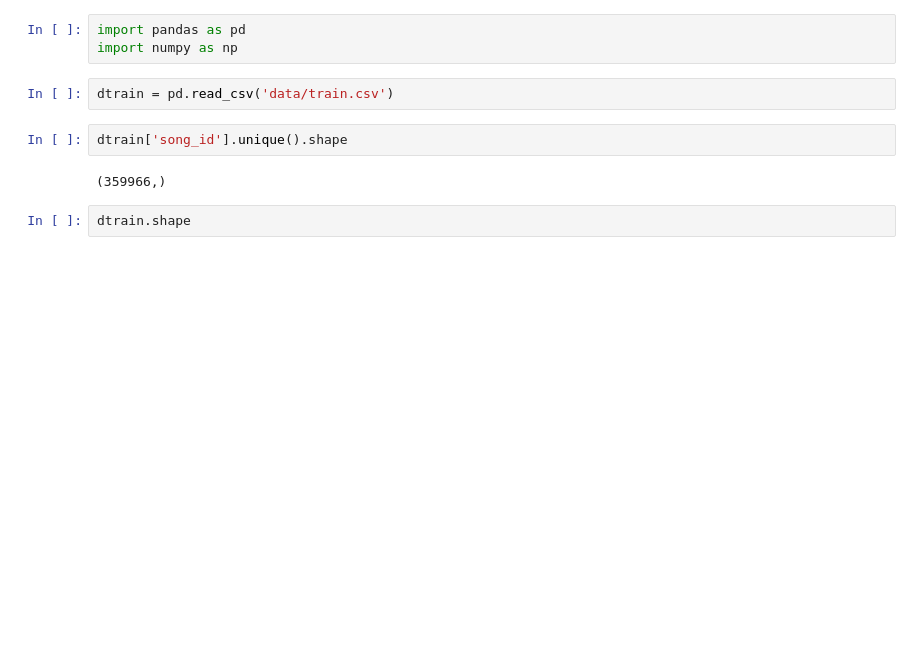
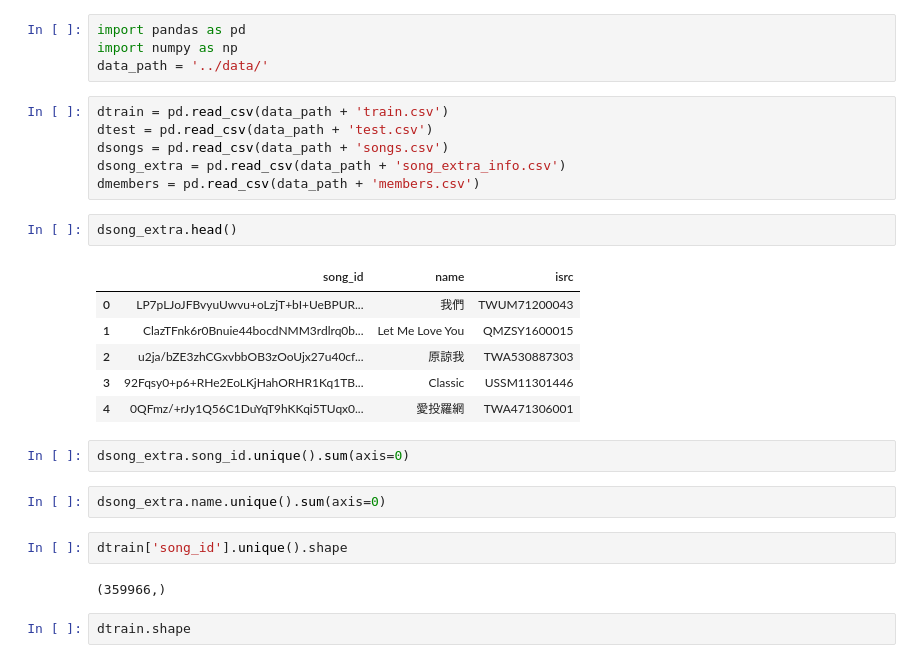
Before and after one commit to ShangyinGao/kaggle-KKBox, a Jupyter notebook: kaggle-data-merge.ipynb, the cells around one changed output. Drawn from its saved outputs; the diff is of its cells as text; blank space fills up the shorter version.

```diff
--- a/kaggle-data-merge.ipynb
+++ b/kaggle-data-merge.ipynb
@@ -1,8 +1,26 @@
 # %%
 import pandas as pd
 import numpy as np
+data_path = '../data/'
-# %%
-dtrain = pd.read_csv('data/train.csv')
+# %%
+dtrain = pd.read_csv(data_path + 'train.csv')
+dtest = pd.read_csv(data_path + 'test.csv')
+dsongs = pd.read_csv(data_path + 'songs.csv')
+dsong_extra = pd.read_csv(data_path + 'song_extra_info.csv')
+dmembers = pd.read_csv(data_path + 'members.csv')
+# %%
+dsong_extra.head()
+# %% [output]
+|  | song_id | name | isrc |
+| 0 | LP7pLJoJFBvyuUwvu+oLzjT+bI+UeBPUR... | 我們 | TWUM71200043 |
+| 1 | ClazTFnk6r0Bnuie44bocdNMM3rdlrq0b... | Let Me Love You | QMZSY1600015 |
+| 2 | u2ja/bZE3zhCGxvbbOB3zOoUjx27u40cf... | 原諒我 | TWA530887303 |
+| 3 | 92Fqsy0+p6+RHe2EoLKjHahORHR1Kq1TB... | Classic | USSM11301446 |
+| 4 | 0QFmz/+rJy1Q56C1DuYqT9hKKqi5TUqx0... | 愛投羅網 | TWA471306001 |
+# %%
+dsong_extra.song_id.unique().sum(axis=0)
+# %%
+dsong_extra.name.unique().sum(axis=0)
 # %%
 dtrain['song_id'].unique().shape
 # %% [output]
```
Also changed, not shown: parts of 20 cells of this notebook, 1 other file.
